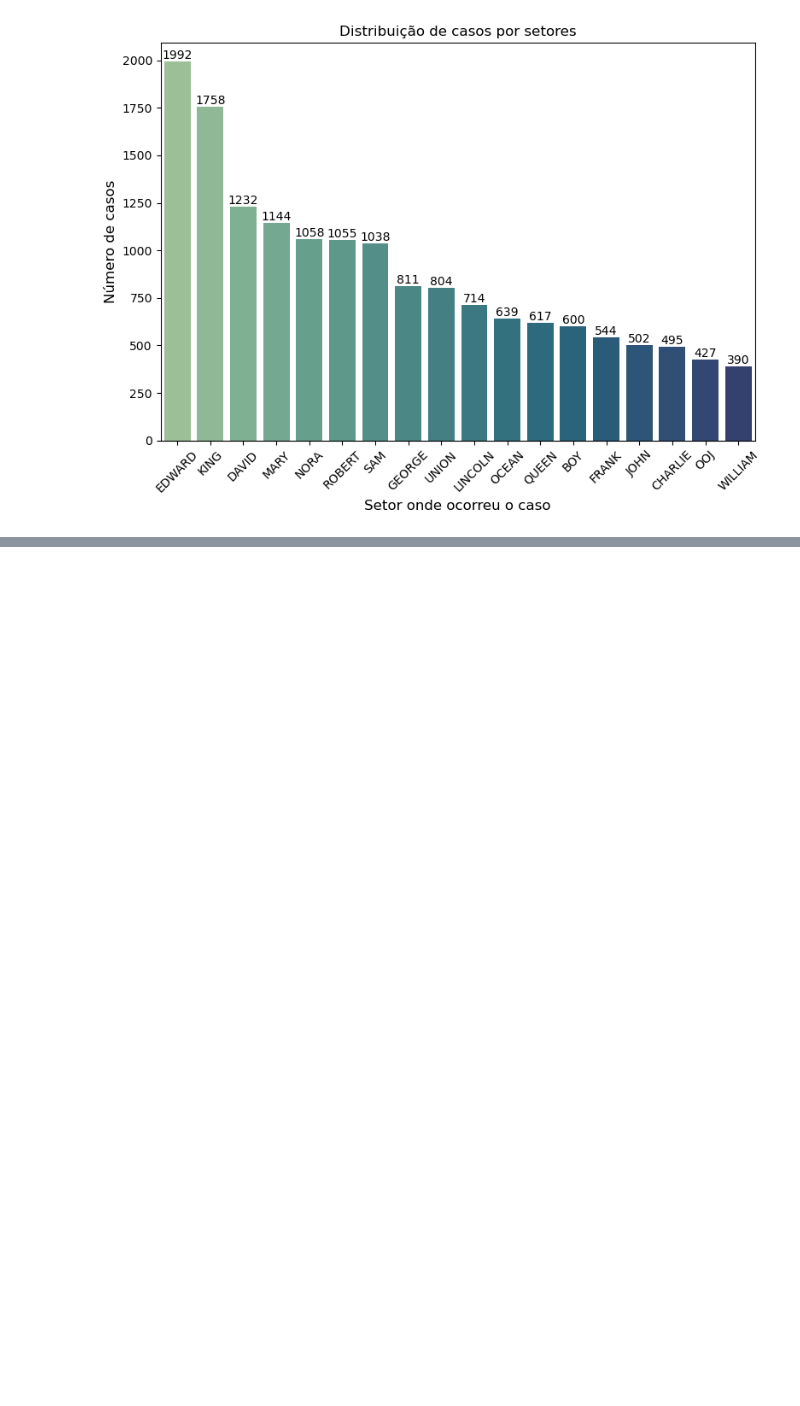
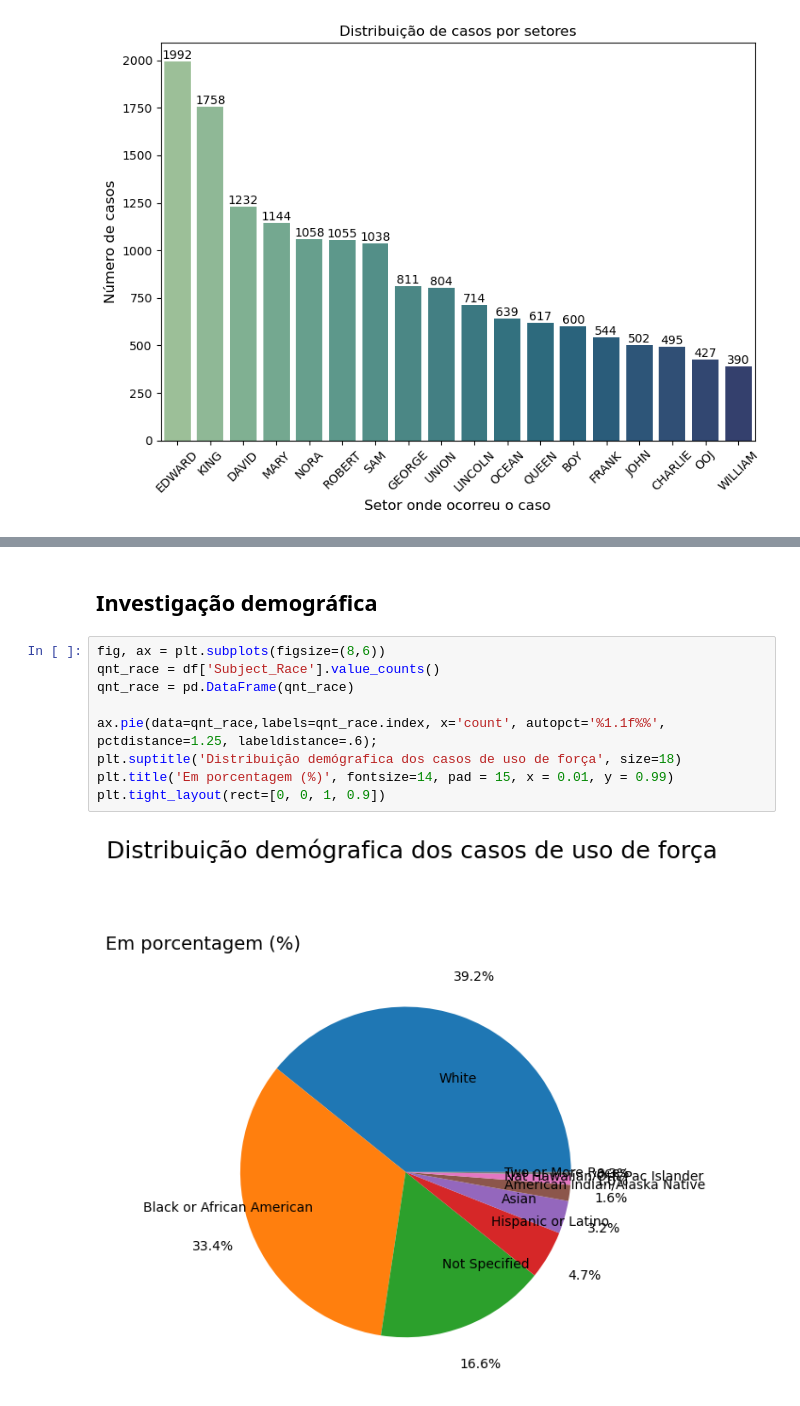
Before and after one commit to JpLimags/Use-of-force-classifier, a Jupyter notebook: Classifier_cases_use_of_force.ipynb, the cells around one changed output, grey strips where cells are left out. Drawn from its saved outputs; the diff is of its cells as text; blank space fills up the shorter version.

```diff
--- a/Classifier_cases_use_of_force.ipynb
+++ b/Classifier_cases_use_of_force.ipynb
@@ -145,0 +164,13 @@ fig.tight_layout();
+# %% [markdown]
+## Investigação demográfica
+# %%
+fig, ax = plt.subplots(figsize=(8,6))
+qnt_race = df['Subject_Race'].value_counts()
+qnt_race = pd.DataFrame(qnt_race)
+
+ax.pie(data=qnt_race,labels=qnt_race.index, x='count', autopct='%1.1f%%', pctdistance=1.25, labeldistance=.6);
+plt.suptitle('Distribuição demógrafica dos casos de uso de força', size=18)
+plt.title('Em porcentagem (%)', fontsize=14, pad = 15, x = 0.01, y = 0.99)
+plt.tight_layout(rect=[0, 0, 1, 0.9])
+# %% [output]
+[figure, added]
```
Also changed, not shown: parts of 4 cells of this notebook.
